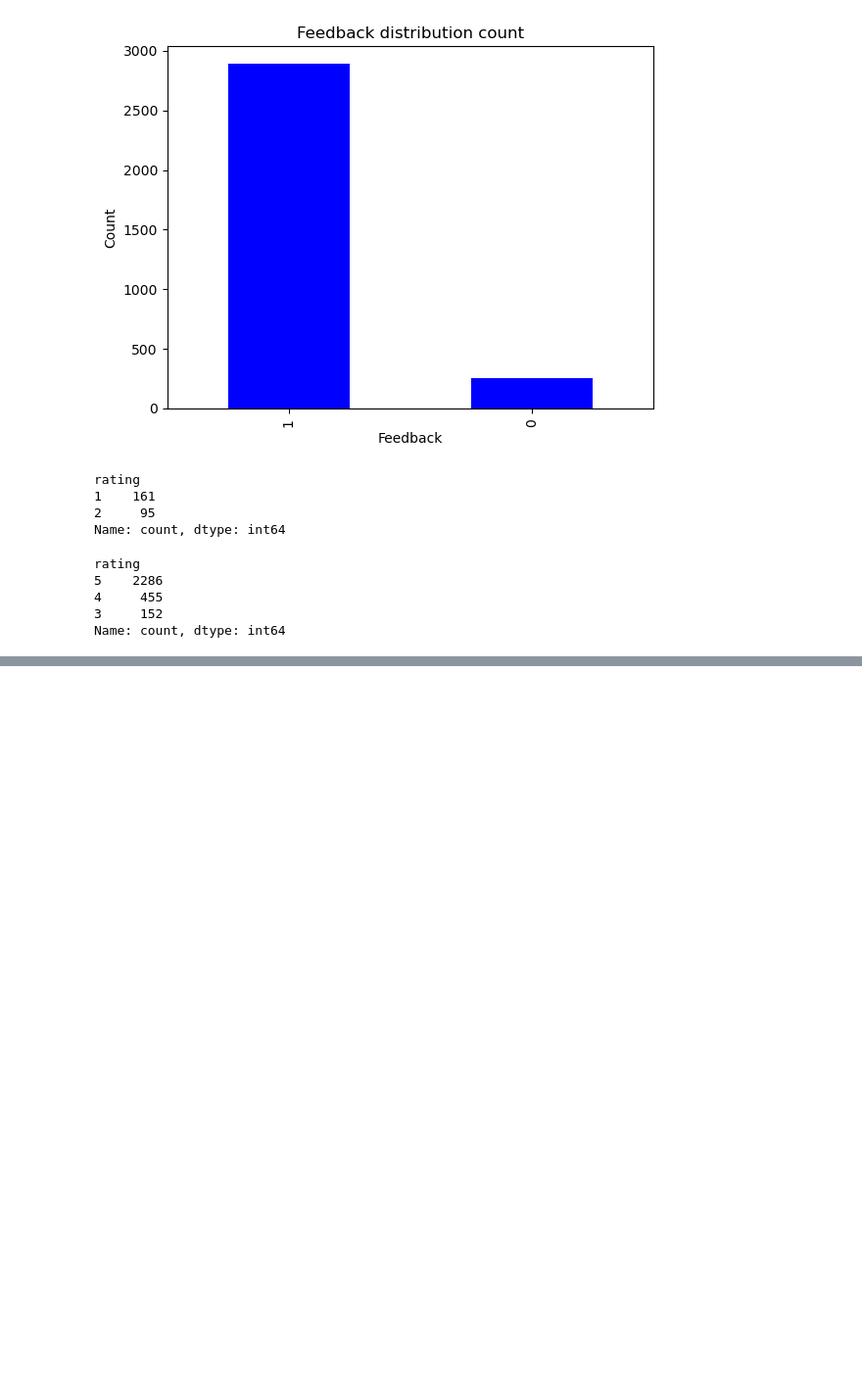
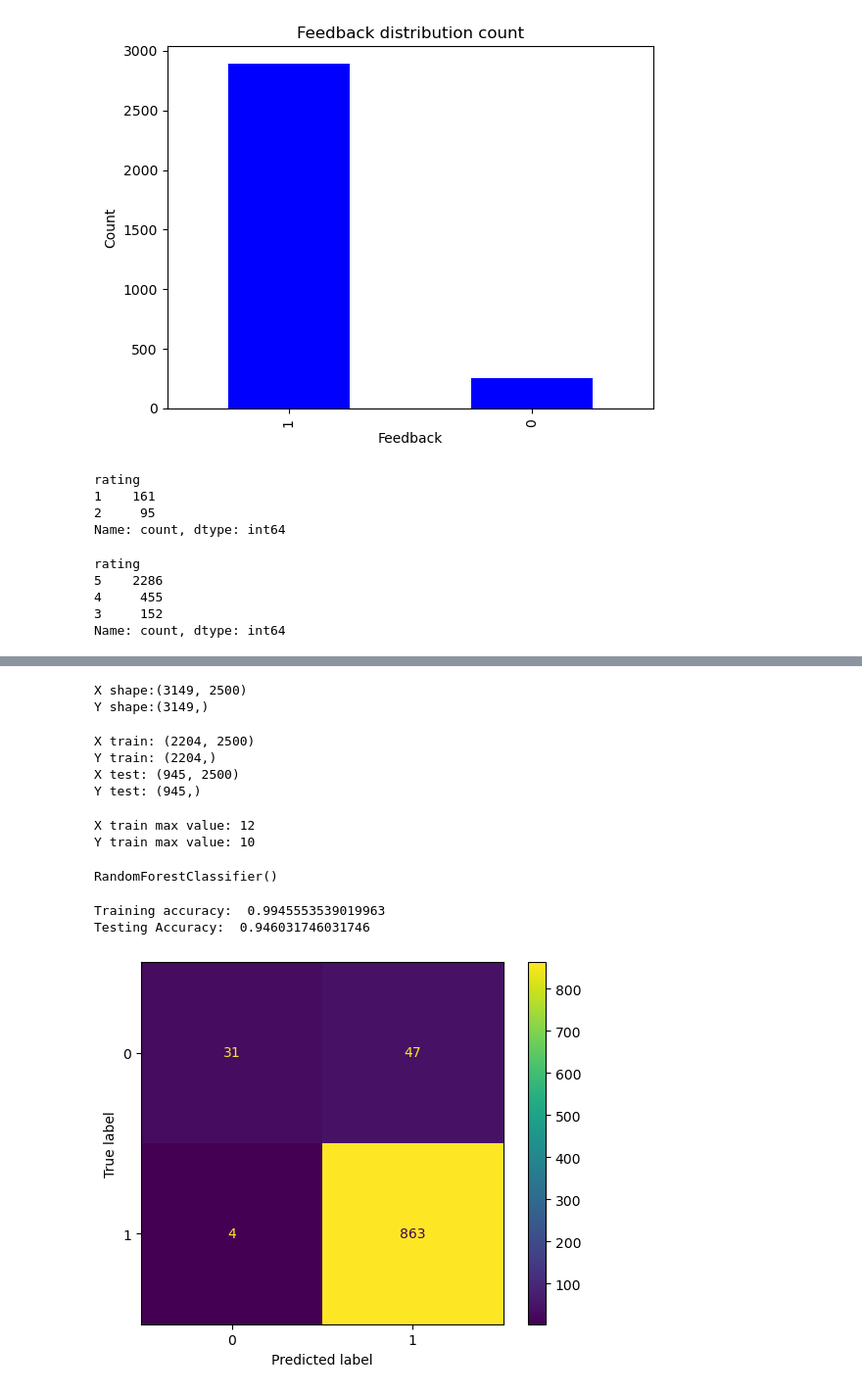
Before and after one commit to sanjsaloni/Natural-Language-Processing, a Jupyter notebook: Sentiment_Analysis.ipynb, the cells around one changed output, grey strips where cells are left out. Shown at 98% size. Cells and saved outputs as stored; diff of their text form; code cells hidden in the pictures; blank space fills up the shorter version.

Commit message:
Models trained

```diff
--- a/Sentiment_Analysis.ipynb
+++ b/Sentiment_Analysis.ipynb
@@ -367,0 +377,54 @@ plt.show()
+# %%
+#text data to numerical representation
+cv = CountVectorizer(max_features=2500)
+x = cv.fit_transform(corpus).toarray()
+y = data['feedback'].values
+pickle.dump(cv, open('Models/countVectorizer.pkl','wb'))
+# %%
+print(f"X shape:{x.shape}")
+print(f"Y shape:{y.shape}")
+# %% [output]
+X shape:(3149, 2500)
+Y shape:(3149,)
+# %%
+x_train, x_test, y_train, y_test = train_test_split(x,y, test_size = 0.3, random_state = 15)
+print(f"X train: {x_train.shape}")
+print(f"Y train: {y_train.shape}")
+print(f"X test: {x_test.shape}")
+print(f"Y test: {y_test.shape}")
+# %% [output]
+X train: (2204, 2500)
+Y train: (2204,)
+X test: (945, 2500)
+Y test: (945,)
+# %%
+print(f"X train max value: {x_train.max()}")
+print(f"Y train max value: {x_test.max()}")
+# %% [output]
+X train max value: 12
+Y train max value: 10
+# %%
+scaler = MinMaxScaler()
+x_train_scl = scaler.fit_transform(x_train)
+x_test_scl = scaler.transform(x_test)
+pickle.dump(scaler, open('Models/scaler.pkl','wb'))
+# %%
+#Random Forest Classifier Model
+model_rf = RandomForestClassifier()
+model_rf.fit(x_train_scl, y_train)
+# %% [output]
+RandomForestClassifier()
+# %%
+print("Training accuracy: ", model_rf.score(x_train_scl, y_train))
+print("Testing Accuracy: ", model_rf.score(x_test_scl, y_test))
+# %% [output]
+Training accuracy:  0.9945553539019963
+Testing Accuracy:  0.946031746031746
+# %%
+y_preds = model_rf.predict(x_test_scl)
+cm = confusion_matrix(y_test, y_preds)
+cm_display = ConfusionMatrixDisplay(confusion_matrix = cm, display_labels=model_rf.classes_)
+cm_display.plot()
+plt.show()
+# %% [output]
+[figure, added]
```
Also changed, not shown: parts of 35 cells of this notebook.
